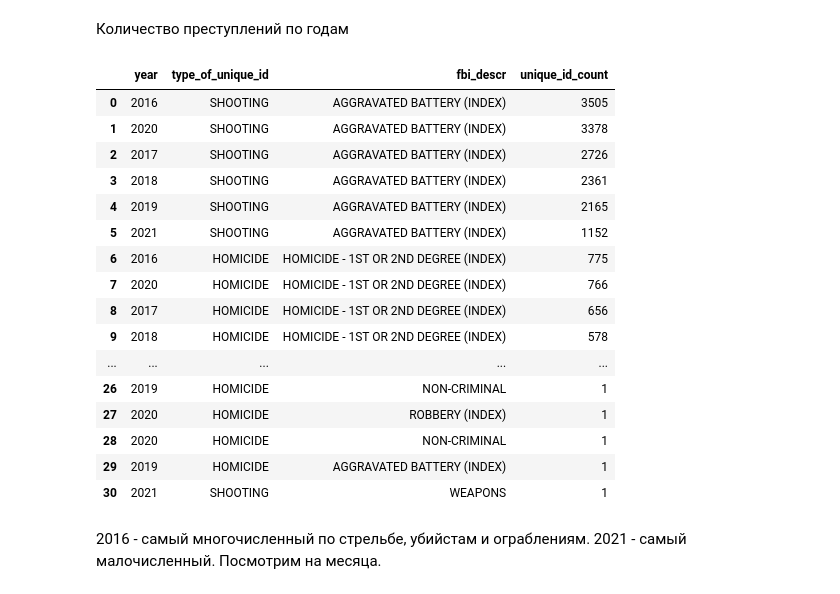
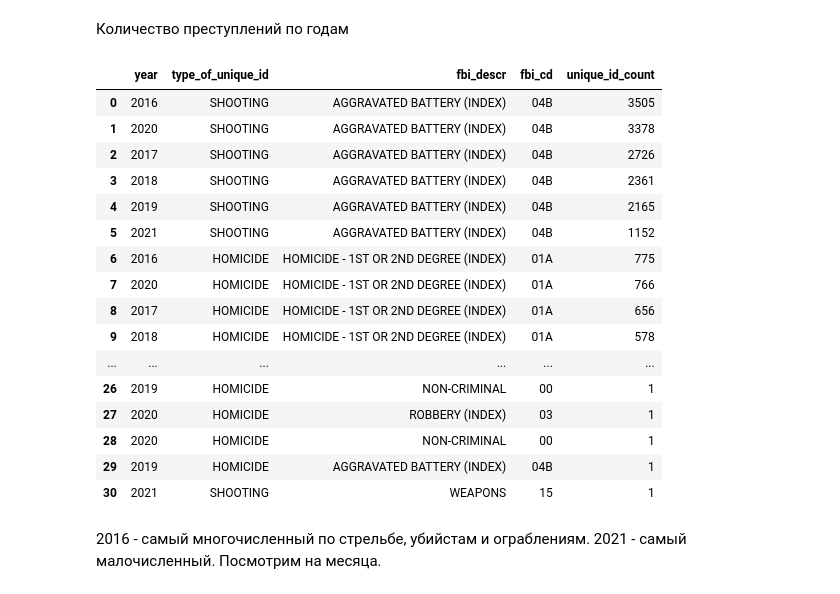
Before and after one commit to RomanD83/violence_reduction, a Jupyter notebook: vr.ipynb, the cells around one changed output. Cells and saved outputs as stored; diff of their text form; code cells hidden in the pictures.

```diff
--- a/vr.ipynb
+++ b/vr.ipynb
@@ -190,29 +169,29 @@ https://thelawdictionary.org/weapon/
 Количество преступлений по годам
 # %%
 year = df\
-    .groupby(['year', 'type_of_unique_id', 'fbi_descr'])\
+    .groupby(['year', 'type_of_unique_id', 'fbi_descr', 'fbi_cd'])\
     .agg(unique_id_count=('unique_id', 'count'))\
     .sort_values('unique_id_count', ascending=False)\
     .reset_index()
 year
 # %% [output]
-|  | year | type_of_unique_id | fbi_descr | unique_id_count |
-| 0 | 2016 | SHOOTING | AGGRAVATED BATTERY (INDEX) | 3505 |
-| 1 | 2020 | SHOOTING | AGGRAVATED BATTERY (INDEX) | 3378 |
-| 2 | 2017 | SHOOTING | AGGRAVATED BATTERY (INDEX) | 2726 |
-| 3 | 2018 | SHOOTING | AGGRAVATED BATTERY (INDEX) | 2361 |
-| 4 | 2019 | SHOOTING | AGGRAVATED BATTERY (INDEX) | 2165 |
-| 5 | 2021 | SHOOTING | AGGRAVATED BATTERY (INDEX) | 1152 |
-| 6 | 2016 | HOMICIDE | HOMICIDE - 1ST OR 2ND DEGREE (INDEX) | 775 |
-| 7 | 2020 | HOMICIDE | HOMICIDE - 1ST OR 2ND DEGREE (INDEX) | 766 |
-| 8 | 2017 | HOMICIDE | HOMICIDE - 1ST OR 2ND DEGREE (INDEX) | 656 |
-| 9 | 2018 | HOMICIDE | HOMICIDE - 1ST OR 2ND DEGREE (INDEX) | 578 |
-| ... | ... | ... | ... | ... |
-| 26 | 2019 | HOMICIDE | NON-CRIMINAL | 1 |
-| 27 | 2020 | HOMICIDE | ROBBERY (INDEX) | 1 |
-| 28 | 2020 | HOMICIDE | NON-CRIMINAL | 1 |
-| 29 | 2019 | HOMICIDE | AGGRAVATED BATTERY (INDEX) | 1 |
-| 30 | 2021 | SHOOTING | WEAPONS | 1 |
+|  | year | type_of_unique_id | fbi_descr | fbi_cd | unique_id_count |
+| 0 | 2016 | SHOOTING | AGGRAVATED BATTERY (INDEX) | 04B | 3505 |
+| 1 | 2020 | SHOOTING | AGGRAVATED BATTERY (INDEX) | 04B | 3378 |
+| 2 | 2017 | SHOOTING | AGGRAVATED BATTERY (INDEX) | 04B | 2726 |
+| 3 | 2018 | SHOOTING | AGGRAVATED BATTERY (INDEX) | 04B | 2361 |
+| 4 | 2019 | SHOOTING | AGGRAVATED BATTERY (INDEX) | 04B | 2165 |
+| 5 | 2021 | SHOOTING | AGGRAVATED BATTERY (INDEX) | 04B | 1152 |
+| 6 | 2016 | HOMICIDE | HOMICIDE - 1ST OR 2ND DEGREE (INDEX) | 01A | 775 |
+| 7 | 2020 | HOMICIDE | HOMICIDE - 1ST OR 2ND DEGREE (INDEX) | 01A | 766 |
+| 8 | 2017 | HOMICIDE | HOMICIDE - 1ST OR 2ND DEGREE (INDEX) | 01A | 656 |
+| 9 | 2018 | HOMICIDE | HOMICIDE - 1ST OR 2ND DEGREE (INDEX) | 01A | 578 |
+| ... | ... | ... | ... | ... | ... |
+| 26 | 2019 | HOMICIDE | NON-CRIMINAL | 00 | 1 |
+| 27 | 2020 | HOMICIDE | ROBBERY (INDEX) | 03 | 1 |
+| 28 | 2020 | HOMICIDE | NON-CRIMINAL | 00 | 1 |
+| 29 | 2019 | HOMICIDE | AGGRAVATED BATTERY (INDEX) | 04B | 1 |
+| 30 | 2021 | SHOOTING | WEAPONS | 15 | 1 |
 # %% [markdown]
 2016 - самый многочисленный по стрельбе, убийстам и ограблениям. 2021 - самый малочисленный. Посмотрим на месяца.
 # %%
```
Also changed, not shown: parts of 15 cells of this notebook.
